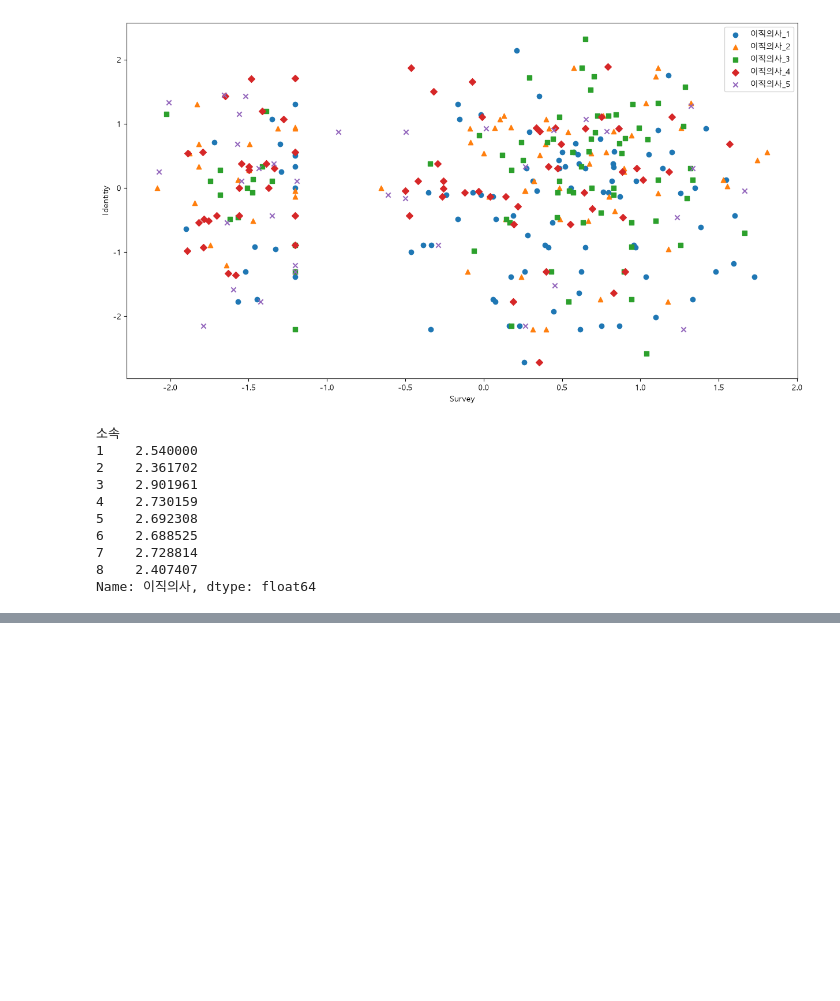
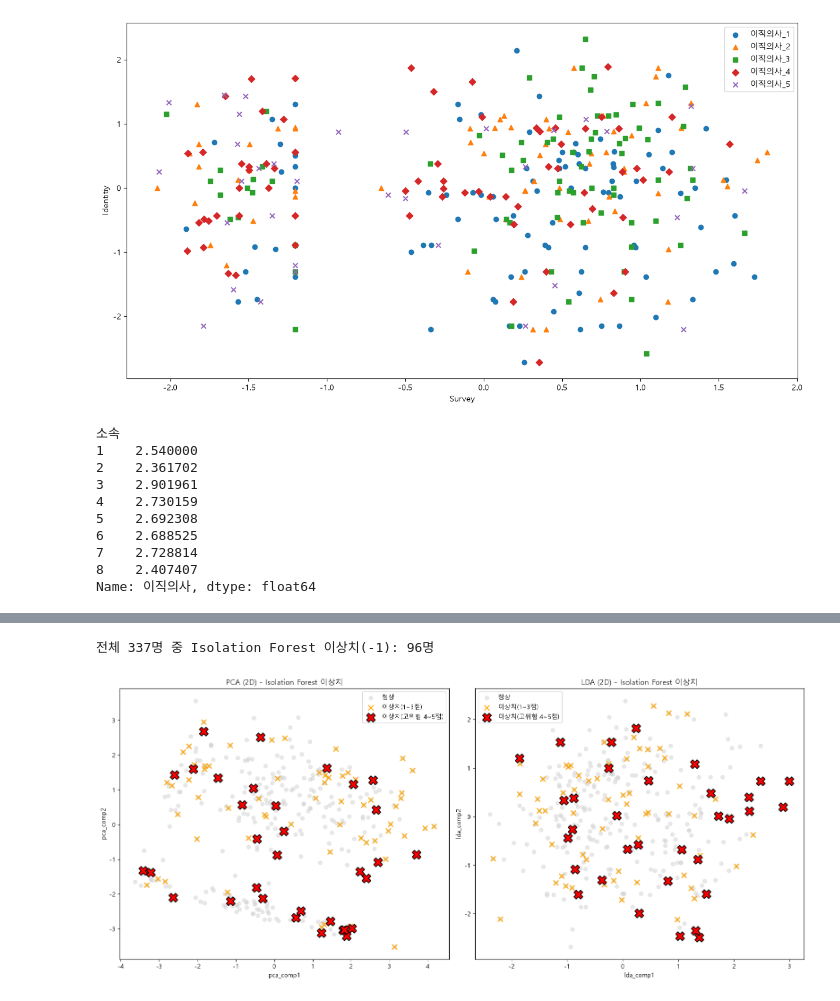
Before and after one commit to ununbum/AIBigDataProject, a Jupyter notebook: src/train_model.ipynb, the cells around one changed output, grey strips where cells are left out. Cells and saved outputs as stored; diff of their text form; code cells hidden in the pictures; blank space fills up the shorter version.

```diff
--- a/src/train_model.ipynb
+++ b/src/train_model.ipynb
@@ -213,22 +236,3 @@ df_group.join(df['이직의사']).groupby('소속')['이직의사'].mean()
 7    2.728814
 8    2.407407
 Name: 이직의사, dtype: float64
-# %%
-## Survey+Identity를 합친 17개 피처 전체로 LDA를 2차원으로 축소해서 분류기로서의 성능까지 확인한다.
-## LDA는 그 자체로 분류기이므로(.score/.predict 지원), 시각적 인상이 아니라 정확도로 유의미성을 판단한다.
-from sklearn.discriminant_analysis import LinearDiscriminantAnalysis
-from sklearn.metrics import classification_report
-from sklearn.dummy import DummyClassifier
-
-lda_combined = LinearDiscriminantAnalysis(n_components=2)
-lda_combined.fit(X_tn_std, y_tn)
-
-print('train accuracy:', lda_combined.score(X_tn_std, y_tn))
-print('test  accuracy:', lda_combined.score(X_te_std, y_te))
-print(classification_report(y_te, lda_combined.predict(X_te_std), zero_division=0))
-
-dummy = DummyClassifier(strategy='most_frequent').fit(X_tn_std, y_tn)
-print('최빈값 베이스라인 test accuracy:', dummy.score(X_te_std, y_te))
-
-X_tn_lda_combined = lda_combined.transform(X_tn_std)
-X_te_lda_combined = lda_combined.transform(X_te_std)
@@ -309,0 +328,35 @@ Name: count, dtype: int64
+# %%
+## Isolation Forest에서 -1(이상치)로 판정된 데이터를 PCA/LDA 2D 산점도 위에 강조 표시
+## 이상치 중에서도 고위험군(이직의사 4~5점)을 더 두드러지게 표시한다.
+import numpy as np
+
+outlier_mask = iso_predict == -1
+print(f'전체 {len(outlier_mask)}명 중 Isolation Forest 이상치(-1): {outlier_mask.sum()}명')
+
+
+def plot_outliers(ax, df2d, x_col, y_col, title, xlabel, ylabel):
+    high_risk = outlier_mask & (df2d['target'] >= 4)
+    low_risk = outlier_mask & ~high_risk
+
+    ax.scatter(df2d[x_col], df2d[y_col], c='lightgray', alpha=0.5, label='정상')
+    ax.scatter(df2d.loc[low_risk, x_col], df2d.loc[low_risk, y_col],
+               c='orange', marker='x', s=70, label='이상치(1~3점)')
+    ax.scatter(df2d.loc[high_risk, x_col], df2d.loc[high_risk, y_col],
+               c='red', marker='X', s=200, edgecolors='black', linewidths=1.3,
+               label='이상치(고위험 4~5점)')
+    ax.set_title(title)
+    ax.set_xlabel(xlabel)
+    ax.set_ylabel(ylabel)
+    ax.legend()
+
+
+fig, axes = plt.subplots(1, 2, figsize=(16, 7))
+plot_outliers(axes[0], X_tn_pda_df, 'pda_comp1', 'pda_comp2',
+              'PCA (2D) - Isolation Forest 이상치', 'pca_comp1', 'pca_comp2')
+plot_outliers(axes[1], X_tn_lda_combined_df, 'lda_comp1', 'lda_comp2',
+              'LDA (2D) - Isolation Forest 이상치', 'lda_comp1', 'lda_comp2')
+plt.tight_layout()
+plt.show()
+# %% [output]
+전체 337명 중 Isolation Forest 이상치(-1): 96명
+[figure, added]
```
Also changed, not shown: parts of 9 cells of this notebook.
